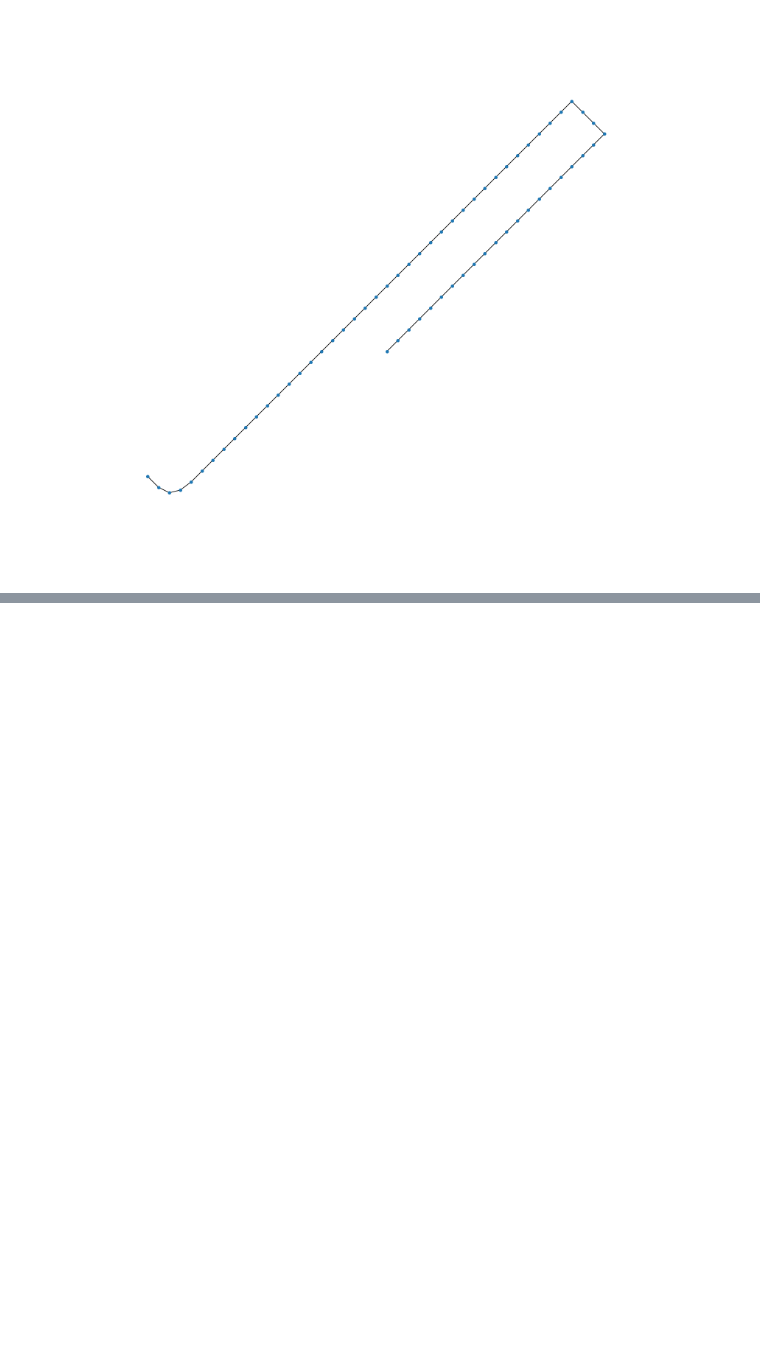
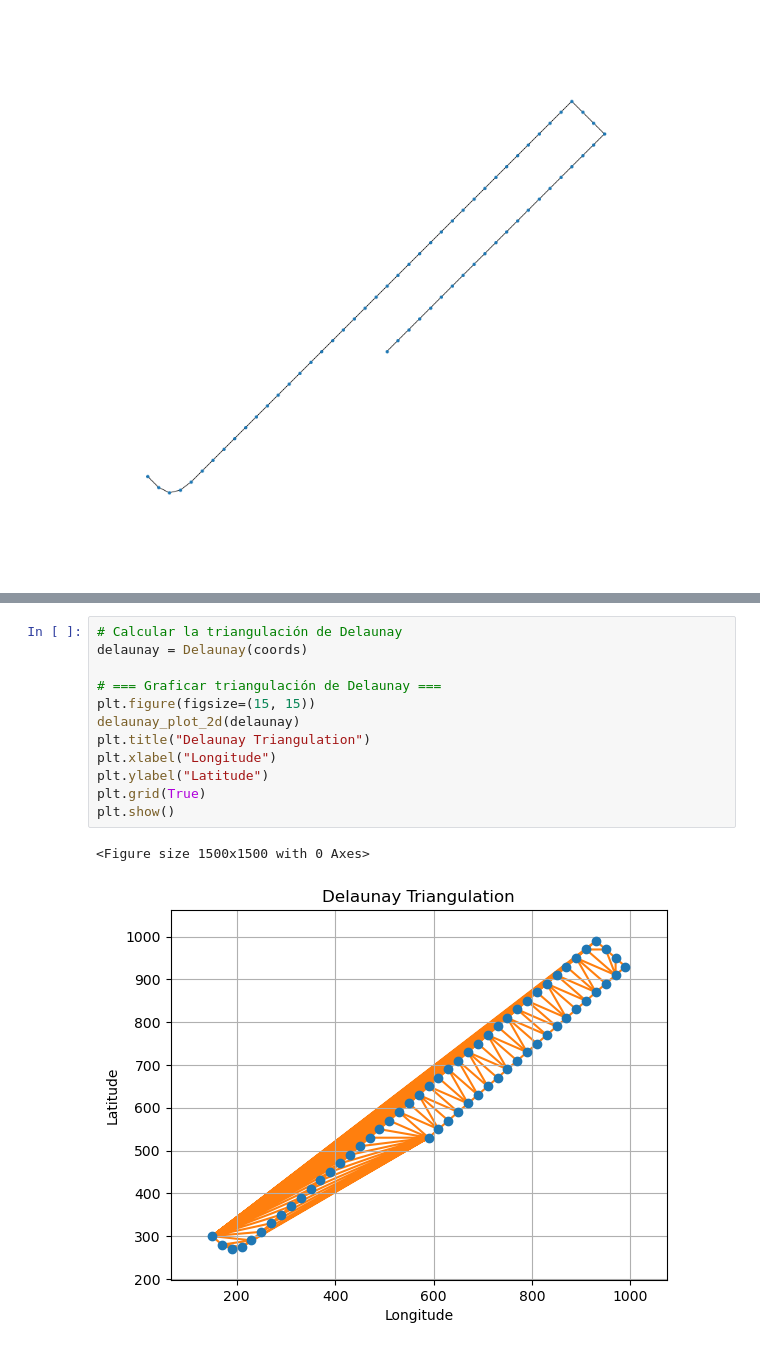
Before and after one commit to SaraLuzVC/Tesis-ITAM, a Jupyter notebook: Notebooks/Entrega_2025_08_12.ipynb, the cells around one changed output, grey strips where cells are left out. Saved outputs shown, nothing was run; the diff lists cells and outputs as text; blank space fills up the shorter version.

```diff
--- a/Notebooks/Entrega_2025_08_12.ipynb
+++ b/Notebooks/Entrega_2025_08_12.ipynb
@@ -145,0 +162,15 @@ plt.axis("equal"); plt.show()
+# %%
+# Calcular la triangulación de Delaunay
+delaunay = Delaunay(coords)
+
+# === Graficar triangulación de Delaunay ===
+plt.figure(figsize=(15, 15))
+delaunay_plot_2d(delaunay)
+plt.title("Delaunay Triangulation")
+plt.xlabel("Longitude")
+plt.ylabel("Latitude")
+plt.grid(True)
+plt.show()
+# %% [output]
+<Figure size 1500x1500 with 0 Axes>
+[figure, added]
```
Also changed, not shown: parts of 1 cell of this notebook.
